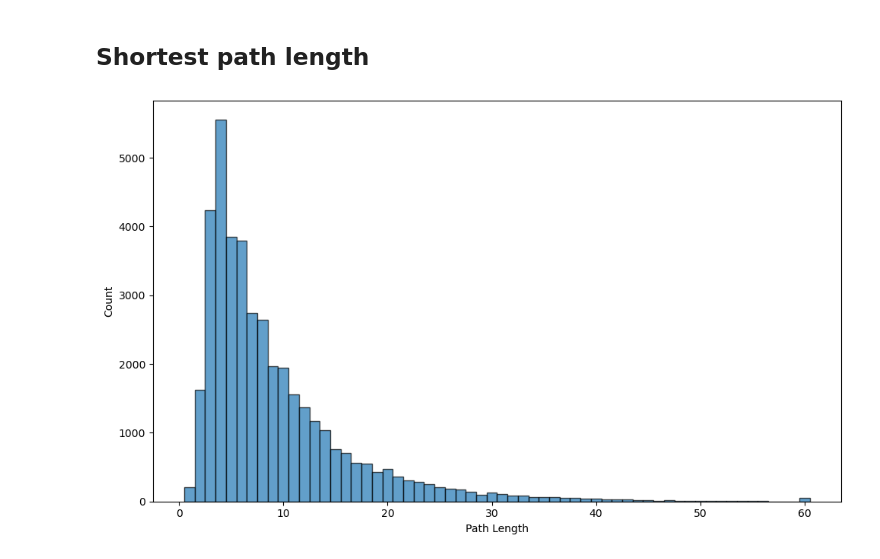
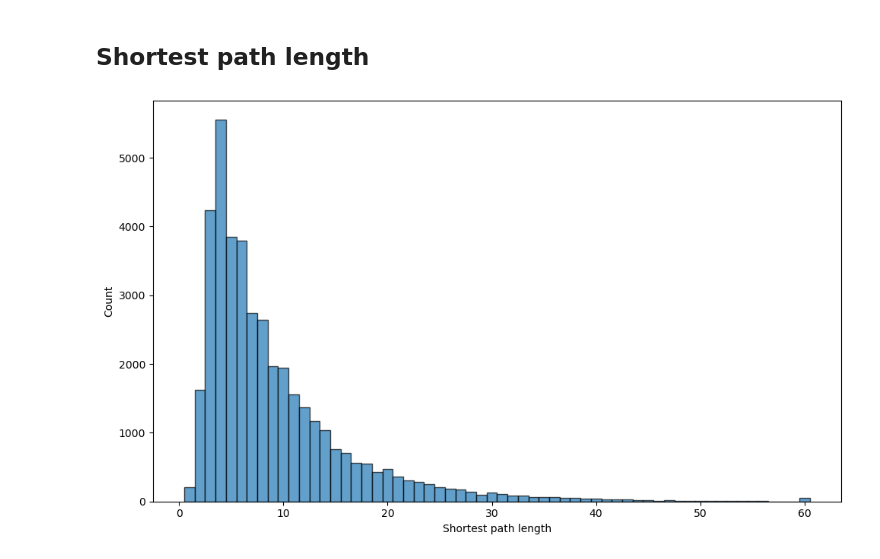
Before and after one commit to flopau76/dBG_project, a Jupyter notebook: analysis.ipynb, the cells around one changed output. Cells and saved outputs as stored; diff of their text form; code cells hidden in the pictures.

```diff
--- a/analysis.ipynb
+++ b/analysis.ipynb
@@ -206,20 +206,20 @@ plt.show()
 ## Shortest path length
 # %%
 n = 8
-path = f"data/SP_n{n}_k31.txt"
+path = f"data/scerevisiae8_encoding/SP_n{n}_k31.txt"
 
 with open(path) as f:
     sp_series = pd.Series([int(line.strip().split(":")[1]) for line in f if line.strip()])
 
 
 bins = np.arange(0.5, sp_series.max() + 1.5, 1)
 plt.figure(figsize=(10, 6))
 plt.hist(sp_series, bins=bins, edgecolor='black', alpha=0.7)
-plt.xlabel('Path Length')
+plt.xlabel('Shortest path length')
 plt.ylabel('Count')
 # plt.title('Distribution of the path length')
 
 plt.tight_layout()
 plt.show()
 # %% [output]
-[figure, old version]
+[figure, new version]
```
Also changed, not shown: parts of 3 cells of this notebook, 1 other file.
